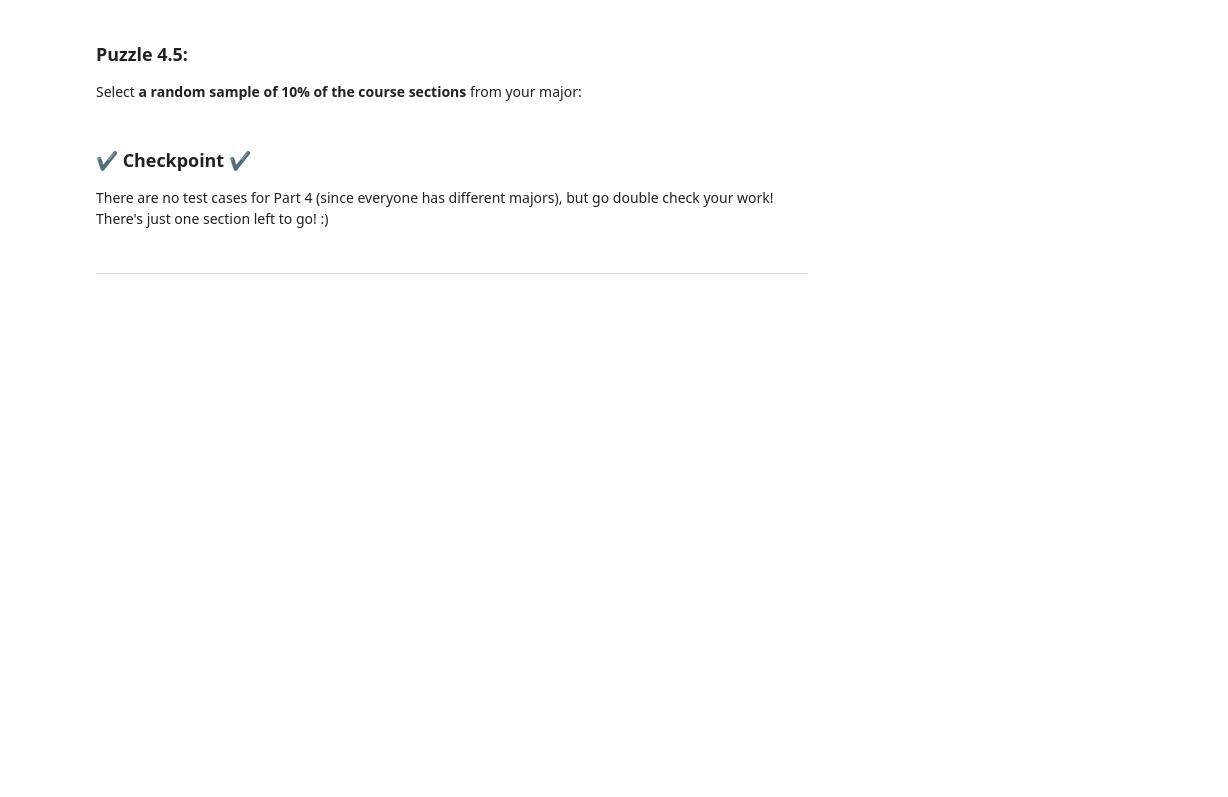
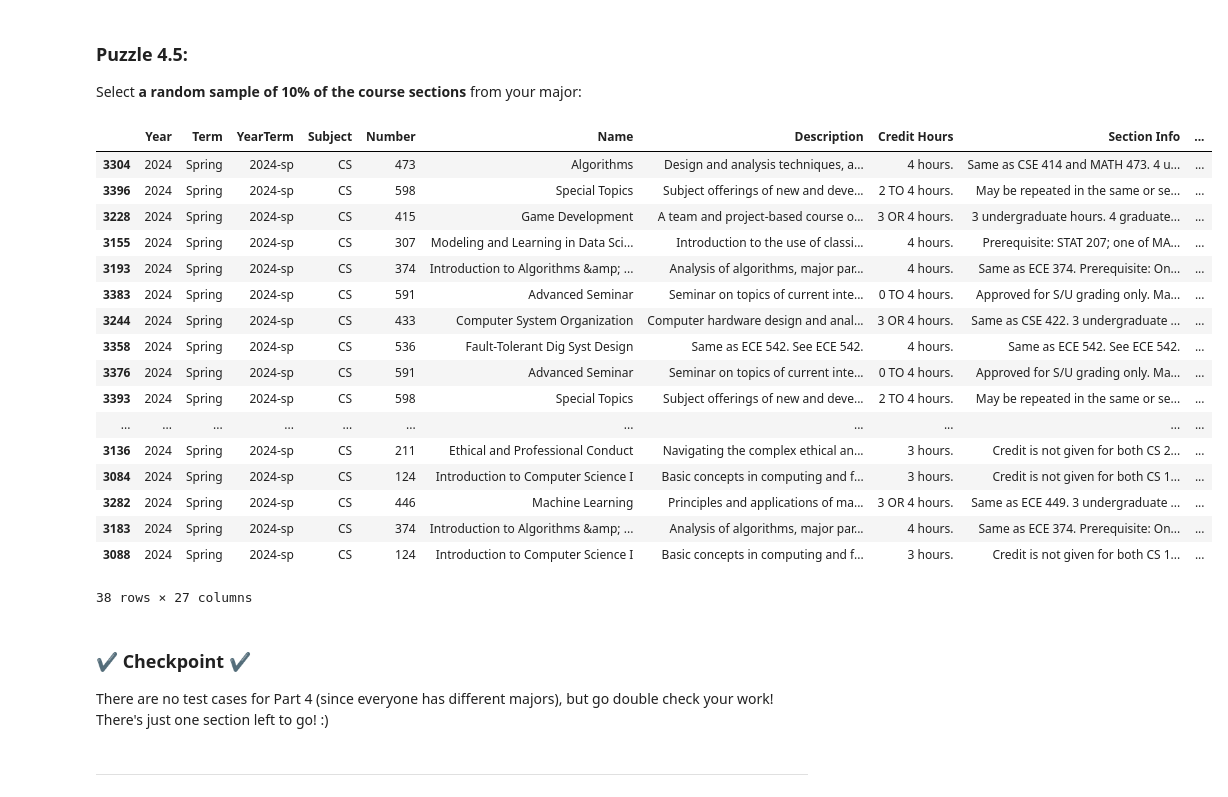
Before and after one commit to pdesire-20/Lab6, a Jupyter notebook: lab_pandas.ipynb, the cells around one changed output. Drawn from its saved outputs; the diff is of its cells as text; code cells hidden in the pictures; blank space fills up the shorter version.

```diff
--- a/lab_pandas.ipynb
+++ b/lab_pandas.ipynb
@@ -167,5 +187,5 @@ In this part, you will be exploring **your major** using the Course Catalog data
 
 Select only the rows that have a `Subject` of your current/intended major.  Assign this to the variable name `mydf` instead of `df`:
 # %%
-mydf = ...
+mydf = df[df["Subject"]=="CS"]
 mydf
@@ -196,3 +278,24 @@ Select **a random sample of 10% of the course sections** from your major:
+# %%
+mydf.sample(frac=0.1 )
+# %% [output]
+|  | Year | Term | YearTerm | Subject | Number | Name | Description | Credit Hours | Section Info | ... |
+| 3304 | 2024 | Spring | 2024-sp | CS | 473 | Algorithms | Design and analysis techniques, a... | 4 hours. | Same as CSE 414 and MATH 473. 4 u... | ... |
+| 3396 | 2024 | Spring | 2024-sp | CS | 598 | Special Topics | Subject offerings of new and deve... | 2 TO 4 hours. | May be repeated in the same or se... | ... |
+| 3228 | 2024 | Spring | 2024-sp | CS | 415 | Game Development | A team and project-based course o... | 3 OR 4 hours. | 3 undergraduate hours. 4 graduate... | ... |
+| 3155 | 2024 | Spring | 2024-sp | CS | 307 | Modeling and Learning in Data Sci... | Introduction to the use of classi... | 4 hours. | Prerequisite: STAT 207; one of MA... | ... |
+| 3193 | 2024 | Spring | 2024-sp | CS | 374 | Introduction to Algorithms &amp; ... | Analysis of algorithms, major par... | 4 hours. | Same as ECE 374. Prerequisite: On... | ... |
+| 3383 | 2024 | Spring | 2024-sp | CS | 591 | Advanced Seminar | Seminar on topics of current inte... | 0 TO 4 hours. | Approved for S/U grading only. Ma... | ... |
+| 3244 | 2024 | Spring | 2024-sp | CS | 433 | Computer System Organization | Computer hardware design and anal... | 3 OR 4 hours. | Same as CSE 422. 3 undergraduate ... | ... |
+| 3358 | 2024 | Spring | 2024-sp | CS | 536 | Fault-Tolerant Dig Syst Design | Same as ECE 542. See ECE 542. | 4 hours. | Same as ECE 542. See ECE 542. | ... |
+| 3376 | 2024 | Spring | 2024-sp | CS | 591 | Advanced Seminar | Seminar on topics of current inte... | 0 TO 4 hours. | Approved for S/U grading only. Ma... | ... |
+| 3393 | 2024 | Spring | 2024-sp | CS | 598 | Special Topics | Subject offerings of new and deve... | 2 TO 4 hours. | May be repeated in the same or se... | ... |
+| ... | ... | ... | ... | ... | ... | ... | ... | ... | ... | ... |
+| 3136 | 2024 | Spring | 2024-sp | CS | 211 | Ethical and Professional Conduct | Navigating the complex ethical an... | 3 hours. | Credit is not given for both CS 2... | ... |
+| 3084 | 2024 | Spring | 2024-sp | CS | 124 | Introduction to Computer Science I | Basic concepts in computing and f... | 3 hours. | Credit is not given for both CS 1... | ... |
+| 3282 | 2024 | Spring | 2024-sp | CS | 446 | Machine Learning | Principles and applications of ma... | 3 OR 4 hours. | Same as ECE 449. 3 undergraduate ... | ... |
+| 3183 | 2024 | Spring | 2024-sp | CS | 374 | Introduction to Algorithms &amp; ... | Analysis of algorithms, major par... | 4 hours. | Same as ECE 374. Prerequisite: On... | ... |
+| 3088 | 2024 | Spring | 2024-sp | CS | 124 | Introduction to Computer Science I | Basic concepts in computing and f... | 3 hours. | Credit is not given for both CS 1... | ... |
+38 rows × 27 columns
 # %% [markdown]
 ### ✔️ Checkpoint ✔️
 
```
Also changed, not shown: parts of 22 cells of this notebook.
